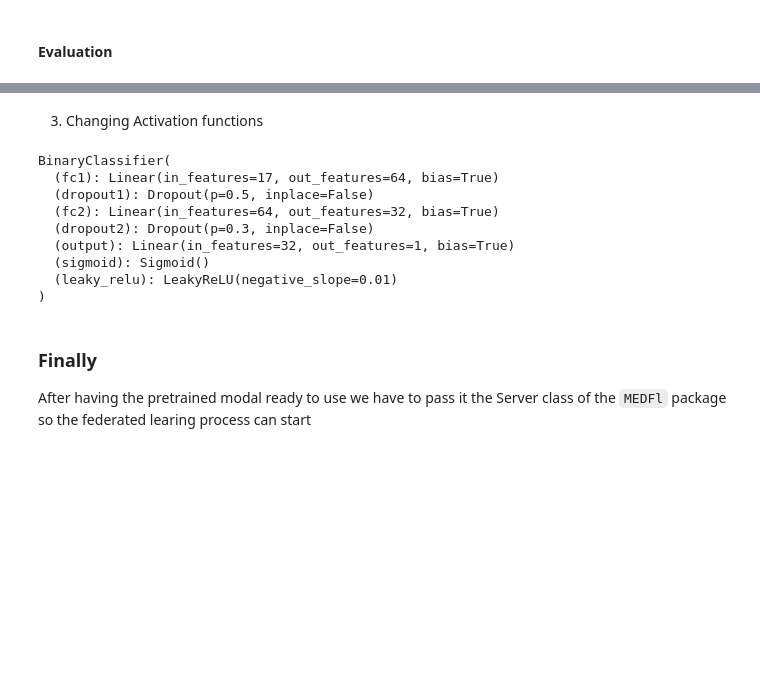
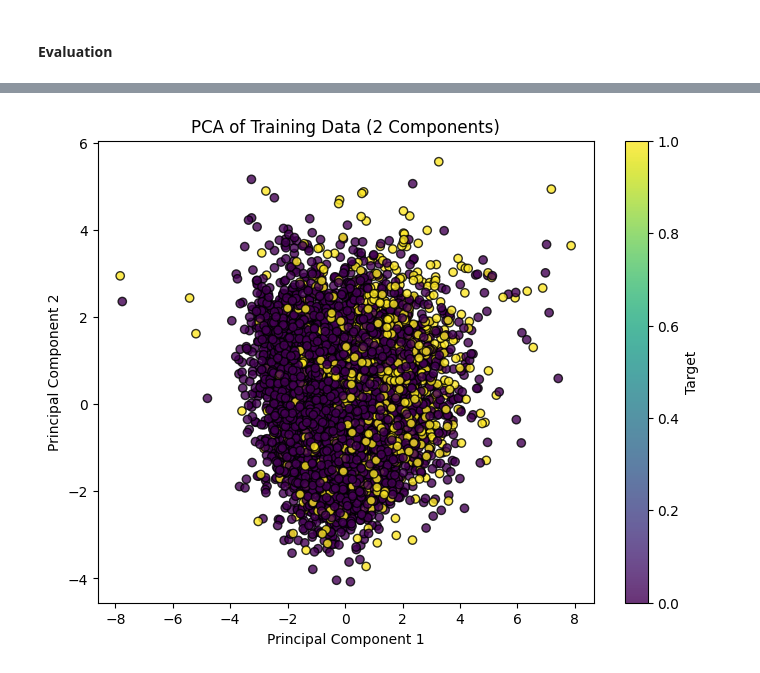
Before and after one commit to MEDomics-UdeS/MEDfl, a Jupyter notebook: notebooks/tutorial/3_TransferLearning copy.ipynb, the cells around one changed output, grey strips where cells are left out. Saved outputs shown, nothing was run; the diff lists cells and outputs as text; code cells hidden in the pictures; blank space fills up the shorter version.

```diff
--- a/notebooks/tutorial/3_TransferLearning copy.ipynb
+++ b/notebooks/tutorial/3_TransferLearning copy.ipynb
@@ -293,2 +226,0 @@ optimizer = optim.Adam([
-# %% [markdown]
-3. Changing Activation functions
@@ -306,18 +227,33 @@ Model.save_model(model=model , model_name="updated_model")
-# %%
-# Load the updated modal
-updated_model = Model.load_model(model_name="updated_model")
-
-updated_model
-# %% [output]
-BinaryClassifier(
-  (fc1): Linear(in_features=17, out_features=64, bias=True)
-  (dropout1): Dropout(p=0.5, inplace=False)
-  (fc2): Linear(in_features=64, out_features=32, bias=True)
-  (dropout2): Dropout(p=0.3, inplace=False)
-  (output): Linear(in_features=32, out_features=1, bias=True)
-  (sigmoid): Sigmoid()
-  (leaky_relu): LeakyReLU(negative_slope=0.01)
-)
-# %% [markdown]
-### Finally
-After having the pretrained modal ready to use we have to pass it the Server class of the `MEDFl` package so the federated learing process can start
+# %%
+import pandas as pd
+import matplotlib.pyplot as plt
+from sklearn.model_selection import train_test_split
+from sklearn.preprocessing import StandardScaler
+from sklearn.decomposition import PCA
+
+
+# Split the data into training and testing sets
+X_train, X_test, y_train, y_test = train_test_split(data[features], data[target], test_size=0.2, random_state=42)
+
+# Standardize the data
+scaler = StandardScaler()
+X_train_scaled = scaler.fit_transform(X_train)
+
+# Apply PCA with 2 components
+n_components = 2
+pca = PCA(n_components=n_components)
+X_train_pca = pca.fit_transform(X_train_scaled)
+
+# Create a DataFrame for the PCA-transformed data
+pca_df = pd.DataFrame(data=X_train_pca, columns=[f'PC{i}' for i in range(1, n_components + 1)])
+
+# Visualize the data
+plt.figure(figsize=(8, 6))
+plt.scatter(pca_df['PC1'], pca_df['PC2'], c=y_train, cmap='viridis', edgecolors='k', alpha=0.8)
+plt.title('PCA of Training Data (2 Components)')
+plt.xlabel('Principal Component 1')
+plt.ylabel('Principal Component 2')
+plt.colorbar(label='Target')
+plt.show()
+# %% [output]
+[figure, added]
```
Also changed, not shown: parts of 15 cells of this notebook.
